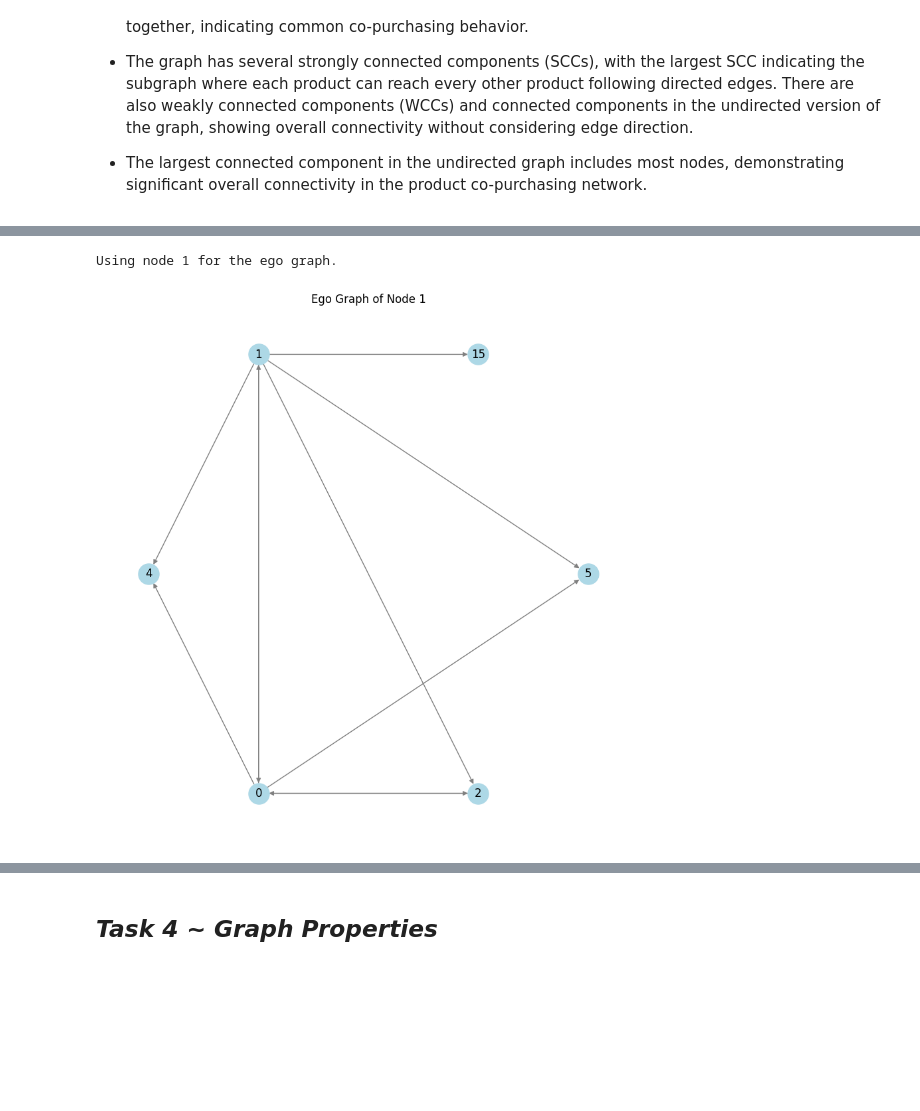
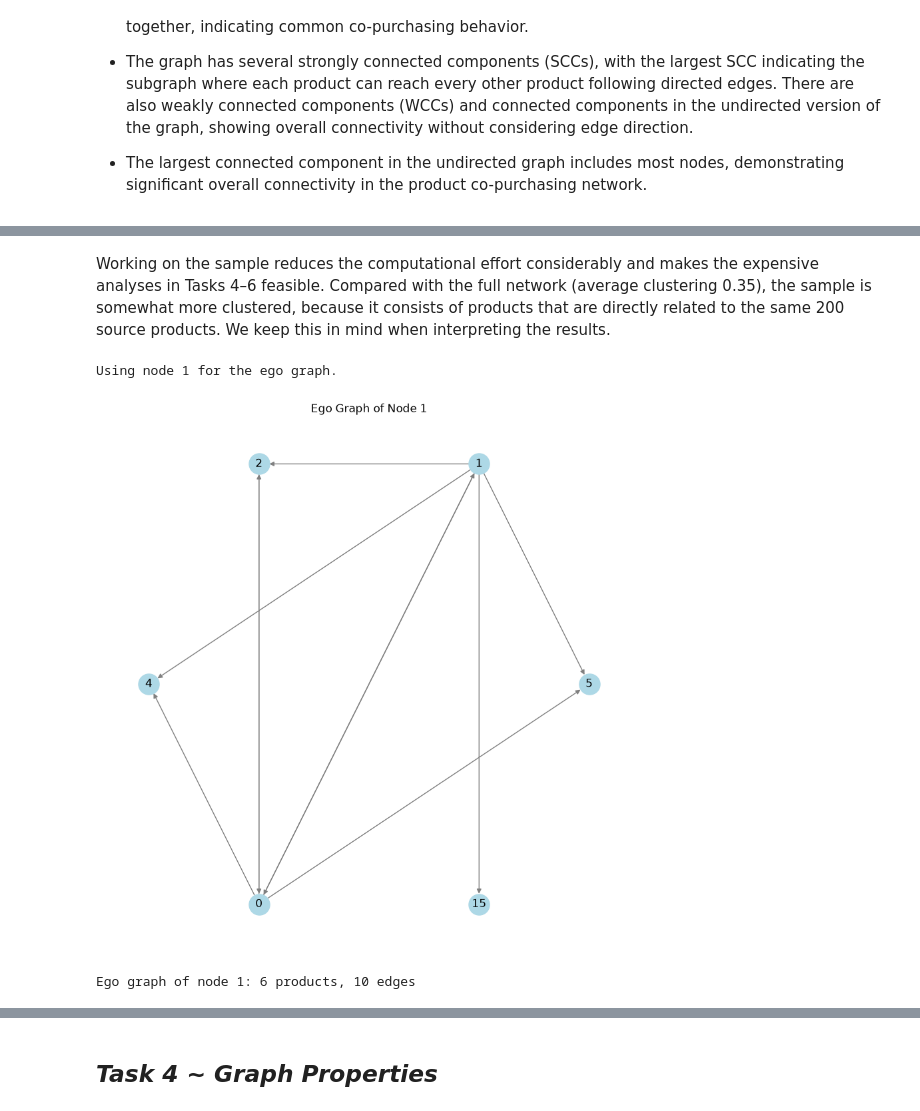
Before and after one commit to gmzonder/Enhancing-Amazon-Recommendation-With-Graph, a Jupyter notebook: Enhancing Amazon Recommendation with Graph DM.ipynb, the cells around one changed output, grey strips where cells are left out. Cells and saved outputs as stored; diff of their text form; code cells hidden in the pictures; blank space fills up the shorter version.

```diff
--- a/Enhancing Amazon Recommendation with Graph DM.ipynb
+++ b/Enhancing Amazon Recommendation with Graph DM.ipynb
@@ -341,18 +340,22 @@ As we can see, filtering the dataset reduces computational load and helps focus
+# %% [markdown]
+Working on the sample reduces the computational effort considerably and makes the expensive analyses in Tasks 4–6 feasible. Compared with the full network (average clustering 0.35), the sample is somewhat more clustered, because it consists of products that are directly related to the same 200 source products. We keep this in mind when interpreting the results.
 # %%
 # Use an existing node (e.g., the first node from the list above)
-existing_node = list(G.nodes)[1]
-print(f"Using node {existing_node} for the ego graph.")
+ego_product = list(G.nodes)[1]
+print(f"Using node {ego_product} for the ego graph.")
 
 # Neighborhood of the chosen node
-ego_graph = nx.ego_graph(G, existing_node)
+ego_graph = nx.ego_graph(G, ego_product)
 
 # Plot the ego graph with circular layout
 plt.figure(figsize=(8, 8))
 pos = nx.circular_layout(ego_graph)
 nx.draw(ego_graph, pos, node_color='lightblue', with_labels=True, node_size=500, edge_color='gray')
-plt.title(f'Ego Graph of Node {existing_node}')
+plt.title(f'Ego Graph of Node {ego_product}')
 plt.show()
+print(f"Ego graph of node {ego_product}: {ego_graph.number_of_nodes()} products, {ego_graph.number_of_edges()} edges")
 # %% [output]
 Using node 1 for the ego graph.
-[figure, old version]
+[figure, new version]
+Ego graph of node 1: 6 products, 10 edges
 # %%
```
Also changed, not shown: parts of 81 cells of this notebook, 3 other files.
